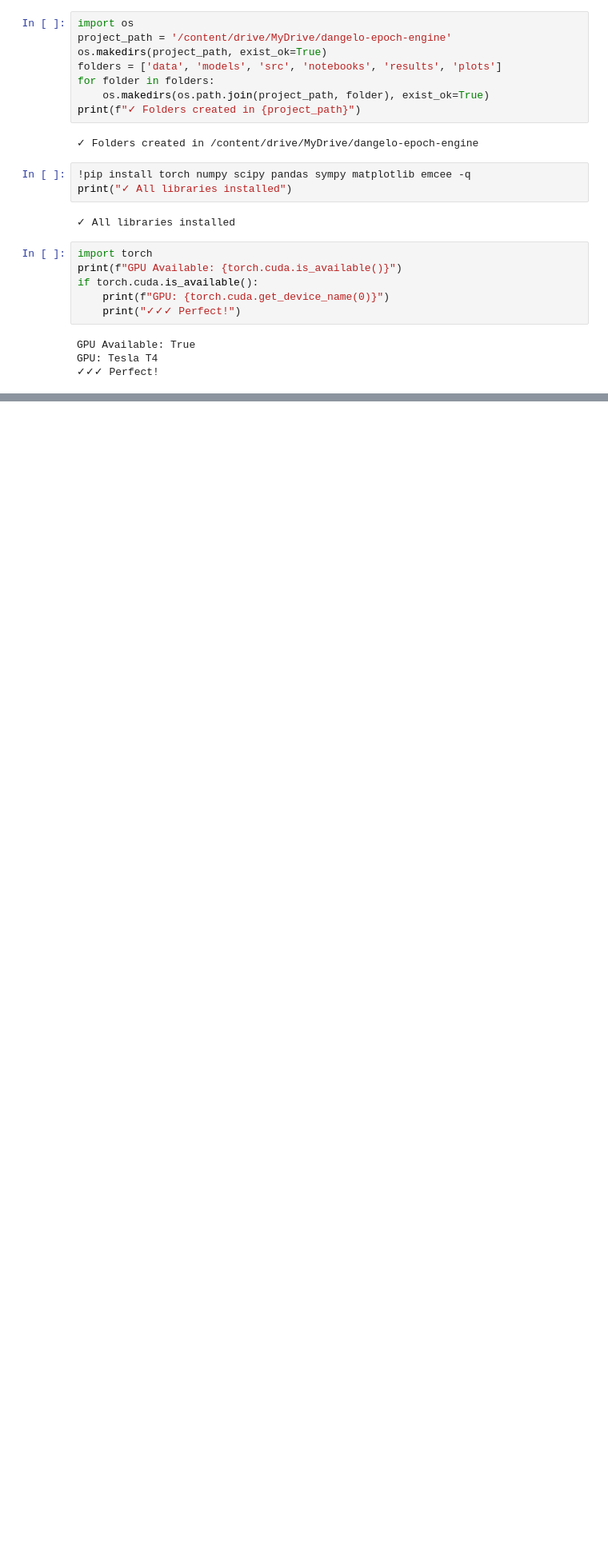
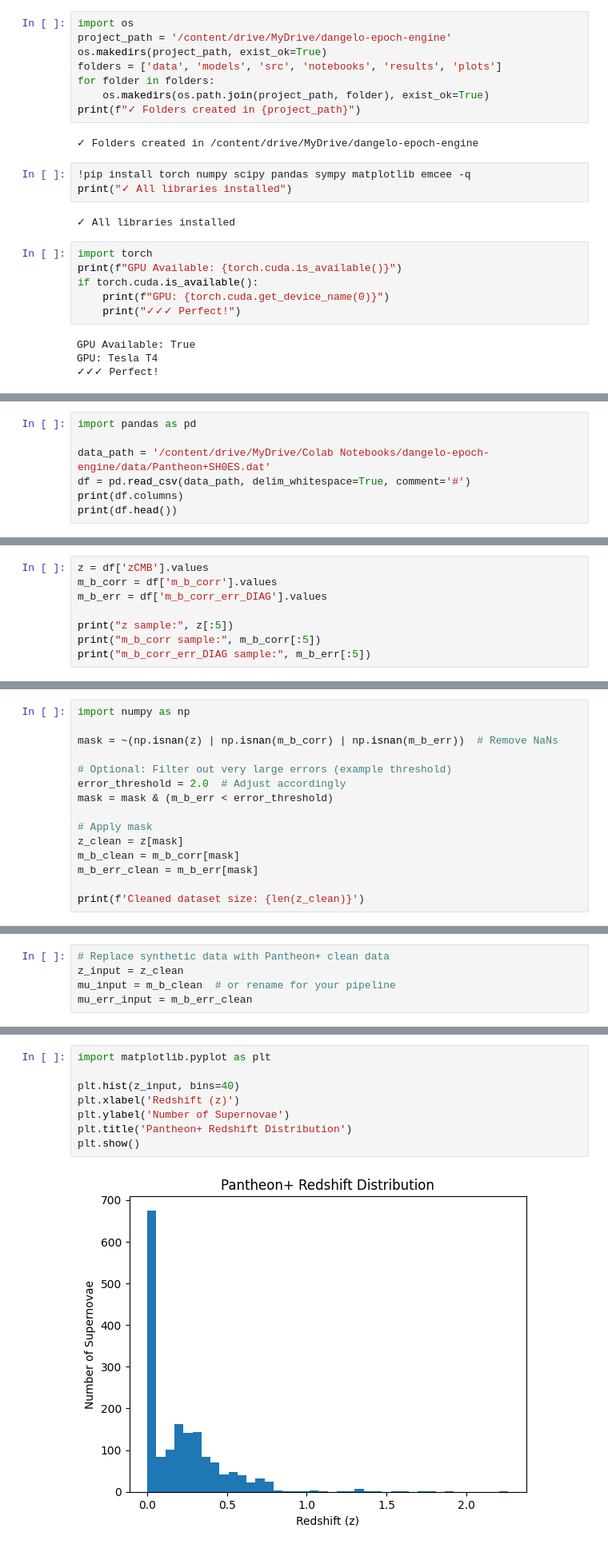
Before and after one commit to HMIREP/dangelo-epoch-engine, a Jupyter notebook: Dangleo_epoch_engine.ipynb, the cells around one changed output, grey strips where cells are left out. Shown: that part at 80% size. Drawn from its saved outputs; the diff is of its cells as text; blank space fills up the shorter version.

```diff
--- a/Dangleo_epoch_engine.ipynb
+++ b/Dangleo_epoch_engine.ipynb
@@ -48,0 +476,7 @@ Download issue (okay - synthetic data works)
+# %%
+import pandas as pd
+
+data_path = '/content/drive/MyDrive/Colab Notebooks/dangelo-epoch-engine/data/Pantheon+SH0ES.dat'
+df = pd.read_csv(data_path, delim_whitespace=True, comment='#')
+print(df.columns)
+print(df.head())
@@ -48,0 +515,8 @@ Download issue (okay - synthetic data works)
+# %%
+z = df['zCMB'].values
+m_b_corr = df['m_b_corr'].values
+m_b_err = df['m_b_corr_err_DIAG'].values
+
+print("z sample:", z[:5])
+print("m_b_corr sample:", m_b_corr[:5])
+print("m_b_corr_err_DIAG sample:", m_b_err[:5])
@@ -48,0 +527,15 @@ Download issue (okay - synthetic data works)
+# %%
+import numpy as np
+
+mask = ~(np.isnan(z) | np.isnan(m_b_corr) | np.isnan(m_b_err))  # Remove NaNs
+
+# Optional: Filter out very large errors (example threshold)
+error_threshold = 2.0  # Adjust accordingly
+mask = mask & (m_b_err < error_threshold)
+
+# Apply mask
+z_clean = z[mask]
+m_b_clean = m_b_corr[mask]
+m_b_err_clean = m_b_err[mask]
+
+print(f'Cleaned dataset size: {len(z_clean)}')
@@ -48,0 +544,5 @@ Download issue (okay - synthetic data works)
+# %%
+# Replace synthetic data with Pantheon+ clean data
+z_input = z_clean
+mu_input = m_b_clean  # or rename for your pipeline
+mu_err_input = m_b_err_clean
@@ -48,0 +557,10 @@ Download issue (okay - synthetic data works)
+# %%
+import matplotlib.pyplot as plt
+
+plt.hist(z_input, bins=40)
+plt.xlabel('Redshift (z)')
+plt.ylabel('Number of Supernovae')
+plt.title('Pantheon+ Redshift Distribution')
+plt.show()
+# %% [output]
+[figure, added]
```
Also changed, not shown: parts of 42 cells of this notebook.
